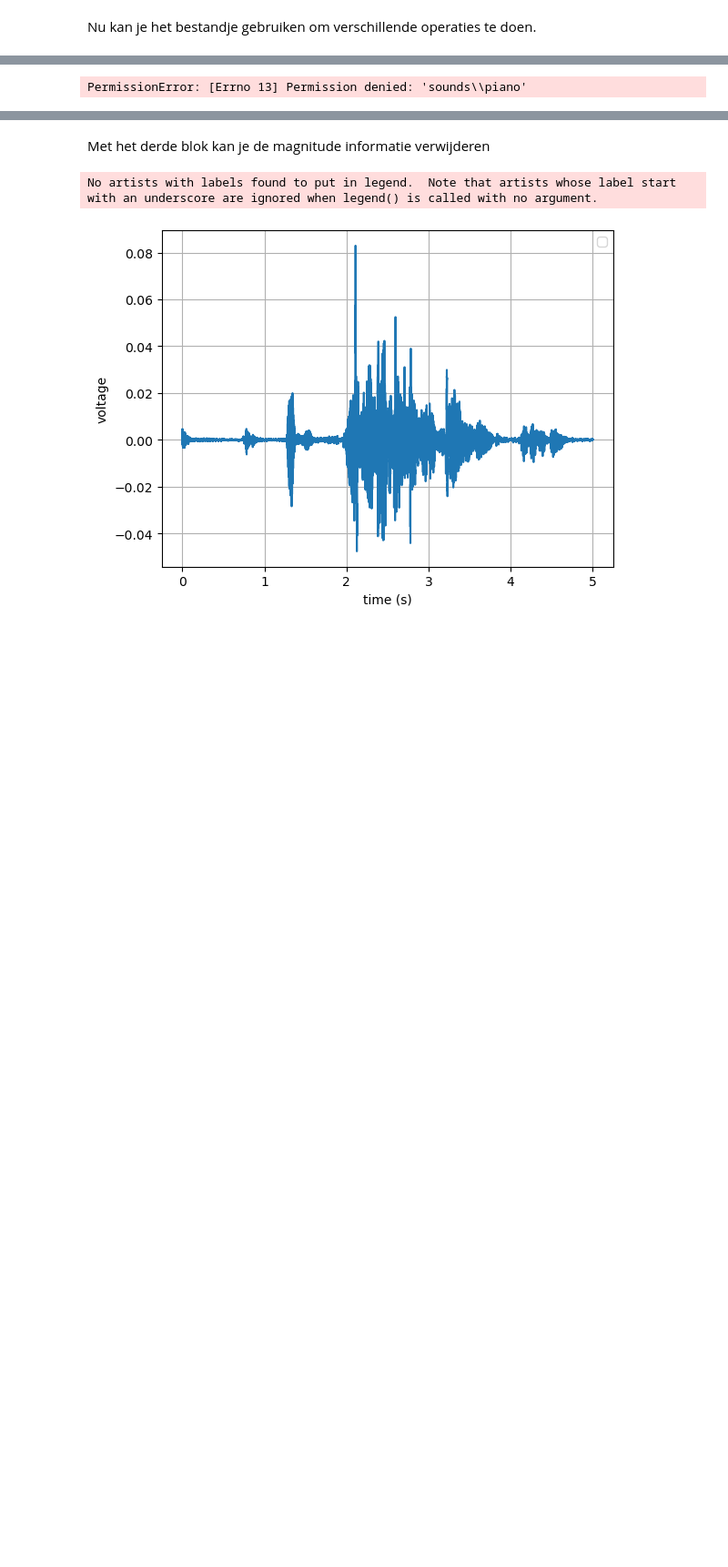
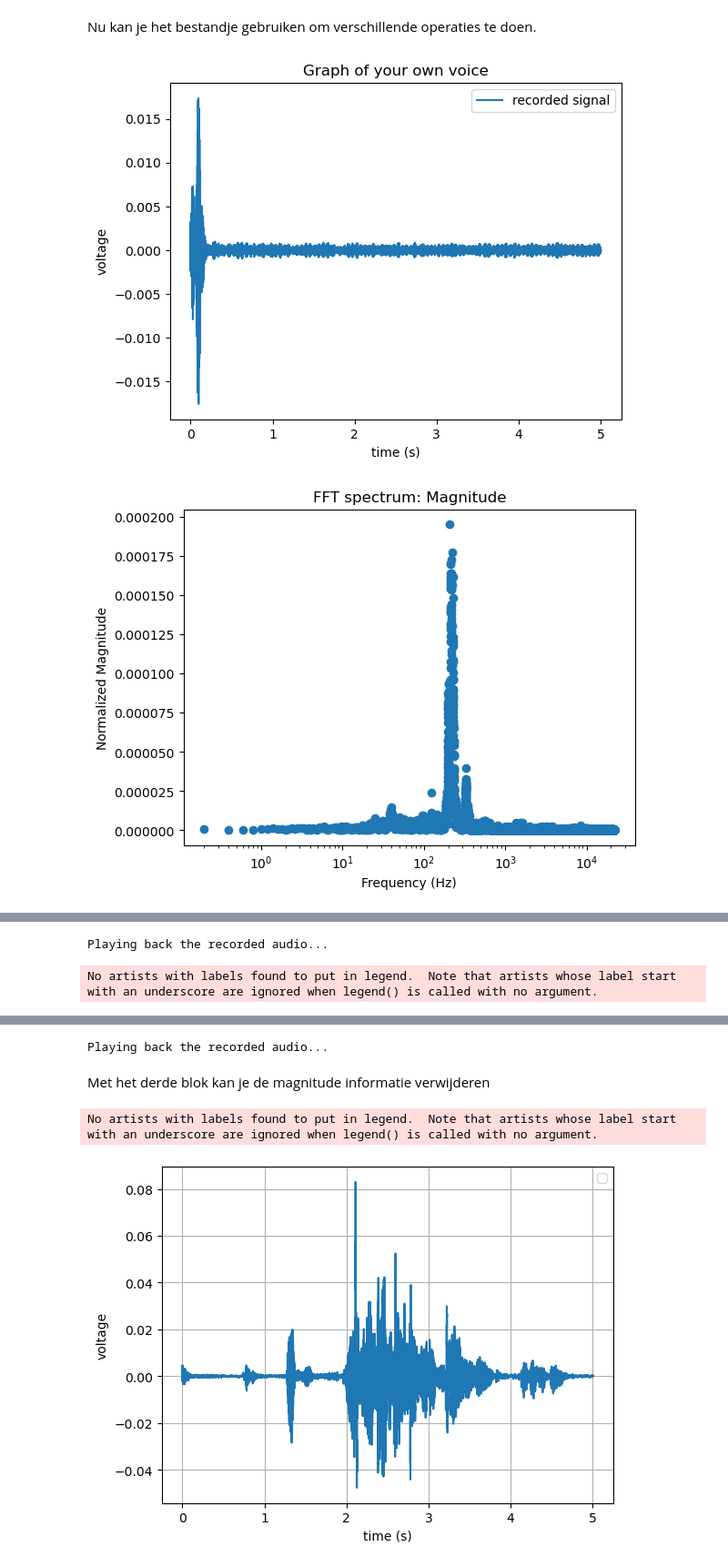
Before and after one commit to TapWhite/PE1, a Jupyter notebook: PE_sessions/PE_session_2/Op_je_pc.ipynb, the cells around one changed output, grey strips where cells are left out. Shown: that part at 91% size. Drawn from its saved outputs; the diff is of its cells as text; code cells hidden in the pictures; blank space fills up the shorter version.

```diff
--- a/PE_sessions/PE_session_2/Op_je_pc.ipynb
+++ b/PE_sessions/PE_session_2/Op_je_pc.ipynb
@@ -374,6 +376,12 @@ Met het tweede blok kan je je eigen stem opnemen en opslaan in een bestandje
 # Set parameters
 duration = 5  # seconds to record
 sample_rate = 44100  # CD-quality sample rate
+delay = 2  # seconds to wait before recording
+
+
+# Wait before recording
+print(f"Waiting for {delay} seconds...")
+time.sleep(delay)
 
 # Record audio from the microphone
 print("Recording...")
@@ -382,18 +390,18 @@ sd.wait()  # Wait for the recording to finish
 print("Recording finished!")
 
 # Convert the recorded audio from 2D (channels) to 1D
-time = daq.getTimeArray(duration=duration, samplerate=sample_rate)
+times = daq.getTimeArray(duration=duration, samplerate=sample_rate)
 audio = audio.flatten()
-audio_data = np.column_stack((time,audio))
+audio_data = np.column_stack((times,audio))
 
 file_name = 'original_data.txt'
-file_path = os.path.join(new_folder_path, file_name)
-np.savetxt(file_path, audio_data, delimiter=',')
+file_path_og_data_txt = os.path.join(new_folder_path, file_name)
+np.savetxt(file_path_og_data_txt, audio_data, delimiter=',')
 
 
 file_name = 'original_data.wav'
-file_path = os.path.join(new_folder_path, file_name)
+file_path_og_data_wav = os.path.join(new_folder_path, file_name)
 # Normalize audio for .wav file (int16 format)
 normalized_audio = np.int16(audio / np.max(np.abs(audio)) * 32767)
-write(file_path, sample_rate, normalized_audio )
+write(file_path_og_data_wav, sample_rate, normalized_audio )
 # %% [output]
@@ -406,8 +411,7 @@ Folder 'piano' created in 'sounds'
 Nu kan je het bestandje gebruiken om verschillende operaties te doen.
 # %%
 
-
-time, audio = np.loadtxt(new_folder_path, delimiter=',' , unpack=True)
+time, audio = np.loadtxt(file_path_og_data_txt, delimiter=',' , unpack=True)
 
 # Plot origina; data -------------------------------------------------------------------------------------------------------------
 plt.plot(time, audio, label='recorded signal')
@@ -415,32 +419,31 @@ plt.title('Graph of your own voice')
 plt.xlabel('time (s)')
 plt.ylabel('voltage')
 plt.legend()
+file_name ='original_data.pdf'
+plt.savefig(os.path.join(new_folder_path, file_name))
 plt.show()
 
 
 # Plot FFT magnitudes original data -------------------------------------------------------------------------------------------------------------
 frequencies, complex_coefficients = daq.performRFFT(data=audio, samplerate=sample_rate)
 plt.scatter(frequencies, np.abs(complex_coefficients))
-plt.title('FFT spectrum: magnitude')
+plt.title('FFT spectrum: Magnitude')
 plt.xlabel('Frequency (Hz)')
 plt.ylabel('Normalized Magnitude')
 plt.xscale('log')
+file_name = 'fft_mag.pdf'
+plt.savefig(os.path.join(new_folder_path, file_name))
 plt.show()
 
-
-# Plot reconstructed original data -------------------------------------------------------------------------------------------------------------
-reconstructed_audio = daq.performIRFFT(complex_coefficients)
-plt.plot(time, reconstructed_audio, label='reconstructed signal')
-plt.title('Reconstructed_audio from FFT' )
-plt.xlabel(' time (s)')
-plt.ylabel('voltage')
+# Plot FFT magnitudes original data -------------------------------------------------------------------------------------------------------------
+plt.scatter(frequencies, np.angle(complex_coefficients))
+plt.title('FFT spectrum: Phase')
+plt.xlabel('Frequency (Hz)')
+plt.ylabel('Phase Shift')
+#plt.xscale('log')
+file_name= 'fft_phase.pdf'
+plt.savefig(os.path.join(new_folder_path, file_name))
 plt.show()
-
-# Playback the reconstructed audio ---------------------------------------------------------------------------------------------
-# print("Playing back the recorded audio...")
-# sd.play(reconstructed_audio, samplerate=sample_rate)
-# sd.wait()  # Wait until the playback is finished
-
 
 
 # Remove FFT magntiudes and plot -------------------------------------------------------------------------------------------------------------
@@ -451,6 +454,9 @@ plt.title('FFT spectrum: removed magnitude')
 plt.xscale('log')
 plt.xlabel('Frequency (Hz)')
 plt.ylabel('Normalized Magnitude')
+
+file_name = 'fft_mag_removed.pdf'
+plt.savefig(os.path.join(new_folder_path, file_name))
 plt.show()
 
 
@@ -460,36 +466,54 @@ plt.plot(time, reconstructed_audio)
 plt.title('Reconstructed_audio from FFT: removed magnitude' )
 plt.xlabel(' time (s)')
 plt.ylabel('voltage')
+file_name = 'time_mag_removed.pdf'
+plt.savefig(os.path.join(new_folder_path, file_name))
 plt.show()
+
+file_name = 'fft_mag_removed.wav'
+file_path_fft_mag_removed_wav = os.path.join(new_folder_path, file_name)
+# Normalize audio for .wav file (int16 format)
+normalized_audio = np.int16(reconstructed_audio  / np.max(np.abs(reconstructed_audio )) * 32767)
+write(file_path_fft_mag_removed_wav, sample_rate, normalized_audio )
 
 # Playback the altered audio with normalized magnitudes -----------------------------------------------------------------------------------------------
 print("Playing back the recorded audio...")
 sd.play(reconstructed_audio, samplerate=sample_rate)
 sd.wait()  # Wait until the playback is finished
 
 
 # Remove Phase info and plot -------------------------------------------------------------------------------------------------------------
 new_complex_coefficients = daq.remove_phase(complex_coefficients)
 plt.scatter(frequencies, np.abs(complex_coefficients))
 plt.scatter(frequencies, np.abs(new_complex_coefficients))
-plt.title('FFT Spectrum Phase: removed phase')
+plt.title('FFT Spectrum Phase: Removed Phase')
 plt.xscale('log')
 plt.xlabel('frequency (Hz)')
 plt.ylabel('magnitude')
 plt.legend()
+file_name ='fft_phase_removed_mag.pdf'
+plt.savefig(os.path.join(new_folder_path, file_name))
 plt.show()
 
 # Playback the altered audio with removed phase info -----------------------------------------------------------------------------------------------
 reconstructed_audio = daq.performIRFFT(new_complex_coefficients)
 
 plt.plot(time, reconstructed_audio)
 plt.title('Reconstructed_audio from FFT: removed phase')
 plt.xlabel('time (s)')
 plt.ylabel('voltage')
 plt.show()
 
+file_name = 'fft_phase_removed.wav'
+file_path_fft_mag_removed_wav = os.path.join(new_folder_path, file_name)
+# Normalize audio for .wav file (int16 format)
+normalized_audio = np.int16(reconstructed_audio  / np.max(np.abs(reconstructed_audio )) * 32767)
+write(file_path_fft_mag_removed_wav, sample_rate, normalized_audio )
+
 # Playback the altered audio with removed phase info -----------------------------------------------------------------------------------------------
 print("Playing back the recorded audio...")
 sd.play(reconstructed_audio*10, samplerate=sample_rate)
 sd.wait()  # Wait until the playback is finished
 # %% [output]
+[figure, added]
+[figure, added]
@@ -496 +523,2 @@ sd.wait()  # Wait until the playback is finished
-PermissionError: [Errno 13] Permission denied: 'sounds\\piano'
+Playing back the recorded audio...
+No artists with labels found to put in legend.  Note that artists whose label start with an underscore are ignored when legend() is called with no argument.
@@ -497,3 +527,4 @@ PermissionError: [Errno 13] Permission denied: 'sounds\\piano'
+Playing back the recorded audio...
 # %% [markdown]
 Met het derde blok kan je de magnitude informatie verwijderen
 # %%
```
Also changed, not shown: parts of 5 cells of this notebook, 26 other files.
